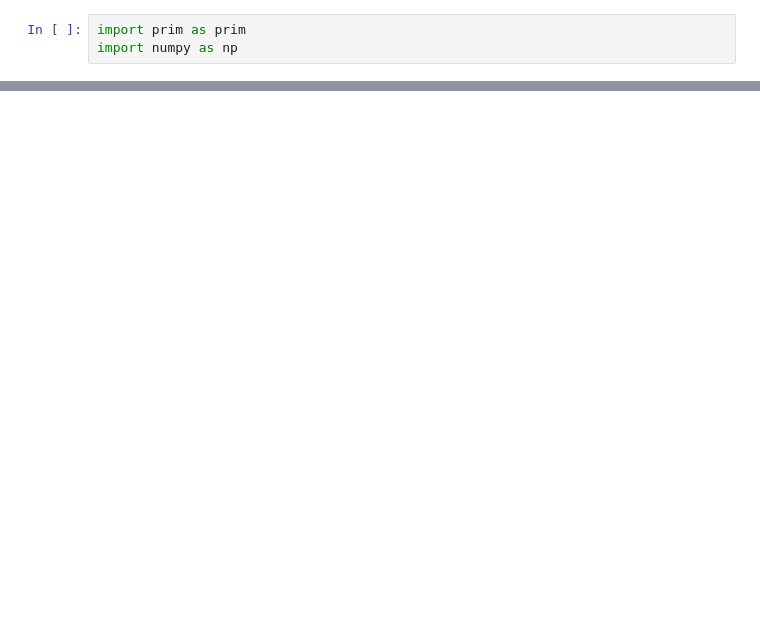
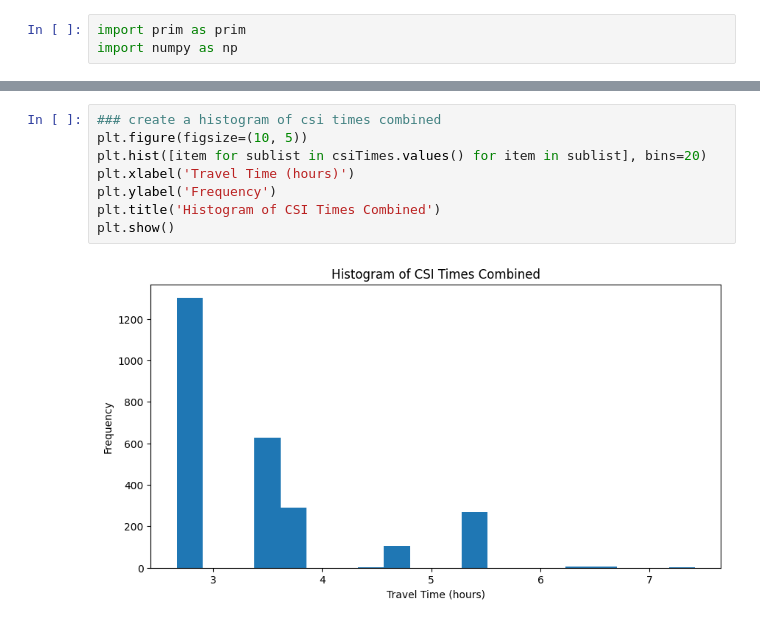
Before and after one commit to pfoytik/scenarioDiscovery, a Jupyter notebook: publication_surprise.ipynb, the cells around one changed output, grey strips where cells are left out. Saved outputs shown, nothing was run; the diff lists cells and outputs as text; blank space fills up the shorter version.

```diff
--- a/publication_surprise.ipynb
+++ b/publication_surprise.ipynb
@@ -1123,0 +749,10 @@ with open('scenario_df.json', 'w') as json_file:
+# %%
+### create a histogram of csi times combined
+plt.figure(figsize=(10, 5))
+plt.hist([item for sublist in csiTimes.values() for item in sublist], bins=20)
+plt.xlabel('Travel Time (hours)')
+plt.ylabel('Frequency')
+plt.title('Histogram of CSI Times Combined')
+plt.show()
+# %% [output]
+[figure, added]
```
Also changed, not shown: parts of 45 cells of this notebook.
